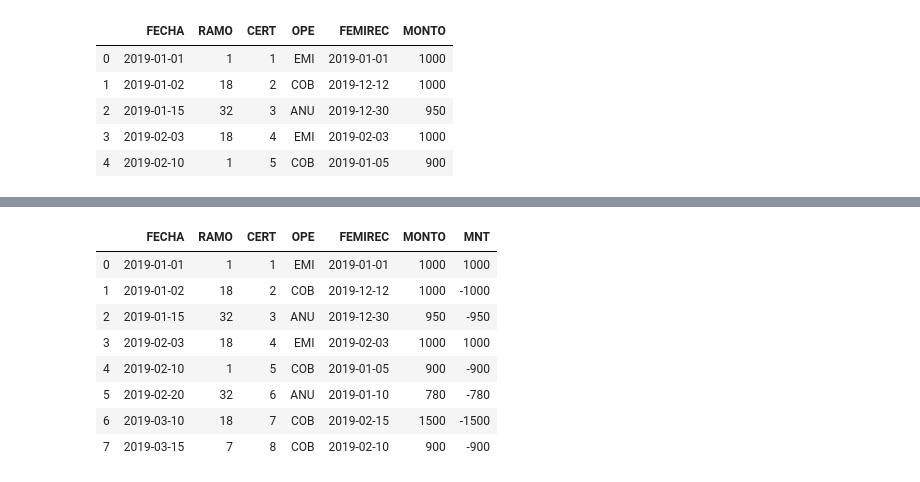
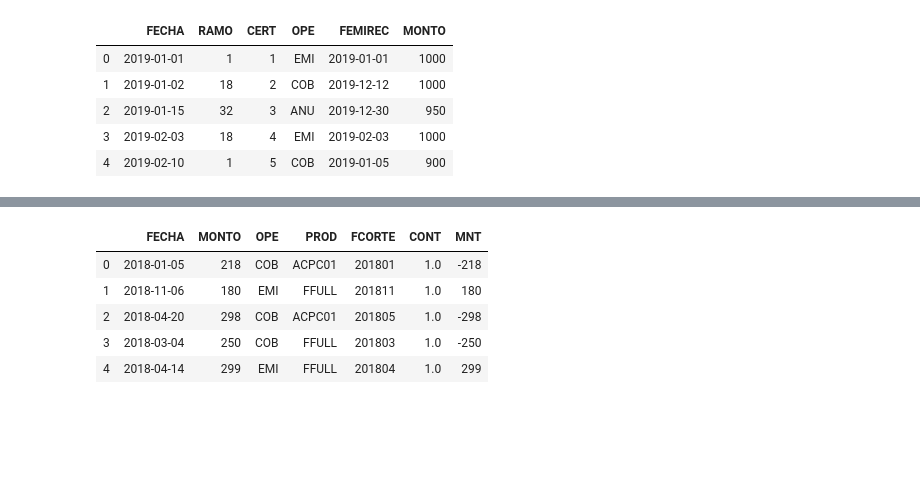
Before and after one commit to RafaelHarispe/WorkShopDS, a Jupyter notebook: Cintas.ipynb, the cells around one changed output, grey strips where cells are left out. Cells and saved outputs as stored; diff of their text form; code cells hidden in the pictures; blank space fills up the shorter version.

```diff
--- a/Cintas.ipynb
+++ b/Cintas.ipynb
@@ -168,3 +171,17 @@ operecibos.head()
 | 2 | 2019-01-15 | 32 | 3 | ANU | 2019-12-30 | 950 |
 | 3 | 2019-02-03 | 18 | 4 | EMI | 2019-02-03 | 1000 |
 | 4 | 2019-02-10 | 1 | 5 | COB | 2019-01-05 | 900 |
+# %%
+rowcount = 10000
+startDate = pd.to_datetime('2018-01-01')
+elapsed = 365
+
+operecibos = pd.DataFrame({ 'FECHA': [startDate + timedelta(np.random.randint(1, elapsed)) for i in range(rowcount)],
+                        'MONTO': np.random.randint(180,300, size = (rowcount,)),
+                        'OPE': np.random.choice(a = ['EMI', 'COB', 'ANU'], size = rowcount, p = [0.5, 0.45, 0.05]),
+                        'PROD': np.random.choice(a = ['FFULL', 'HOG', 'ACPC01'], size = rowcount, p = [0.60, 0.05, 0.35])
+                      })
+operecibos['FCORTE'] = operecibos.FECHA.\
+    apply(lambda f: f.strftime("%Y%m") if f.day < 17 else (f + pd.DateOffset(months = 1)).strftime("%Y%m"))
+operecibos['CONT'] = np.ones(operecibos.shape[0])
+operecibos.sort_index()
@@ -173,14 +204,11 @@ operecibos['MNT'] = operecibos.apply(\
                         lambda x: x.MONTO if x.OPE == 'EMI' else -x.MONTO, \
                         axis = 1)
 # %%
-operecibos
+operecibos.head()
 # %% [output]
-|  | FECHA | RAMO | CERT | OPE | FEMIREC | MONTO | MNT |
-| 0 | 2019-01-01 | 1 | 1 | EMI | 2019-01-01 | 1000 | 1000 |
-| 1 | 2019-01-02 | 18 | 2 | COB | 2019-12-12 | 1000 | -1000 |
-| 2 | 2019-01-15 | 32 | 3 | ANU | 2019-12-30 | 950 | -950 |
-| 3 | 2019-02-03 | 18 | 4 | EMI | 2019-02-03 | 1000 | 1000 |
-| 4 | 2019-02-10 | 1 | 5 | COB | 2019-01-05 | 900 | -900 |
-| 5 | 2019-02-20 | 32 | 6 | ANU | 2019-01-10 | 780 | -780 |
-| 6 | 2019-03-10 | 18 | 7 | COB | 2019-02-15 | 1500 | -1500 |
-| 7 | 2019-03-15 | 7 | 8 | COB | 2019-02-10 | 900 | -900 |
+|  | FECHA | MONTO | OPE | PROD | FCORTE | CONT | MNT |
+| 0 | 2018-01-05 | 218 | COB | ACPC01 | 201801 | 1.0 | -218 |
+| 1 | 2018-11-06 | 180 | EMI | FFULL | 201811 | 1.0 | 180 |
+| 2 | 2018-04-20 | 298 | COB | ACPC01 | 201805 | 1.0 | -298 |
+| 3 | 2018-03-04 | 250 | COB | FFULL | 201803 | 1.0 | -250 |
+| 4 | 2018-04-14 | 299 | EMI | FFULL | 201804 | 1.0 | 299 |
```
Also changed, not shown: parts of 18 cells of this notebook.
